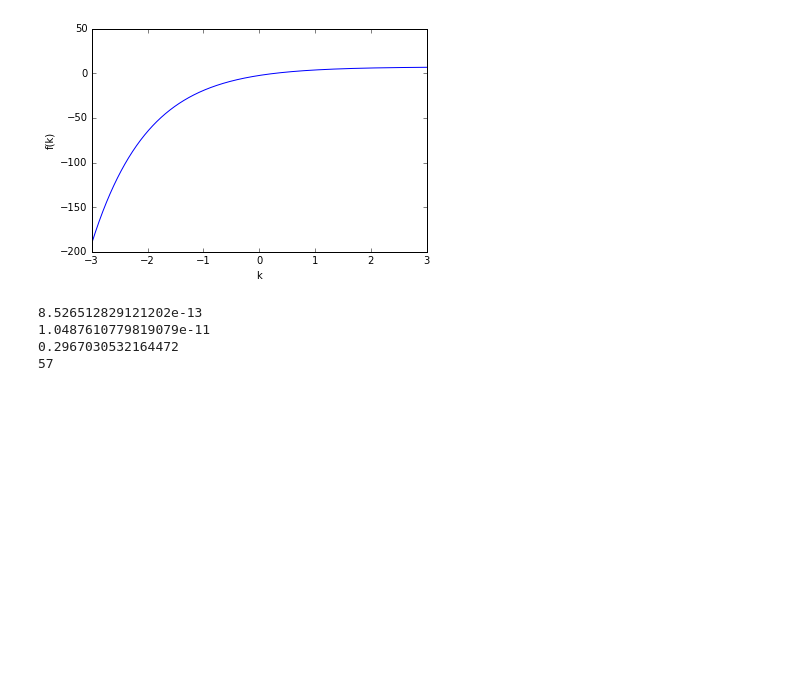
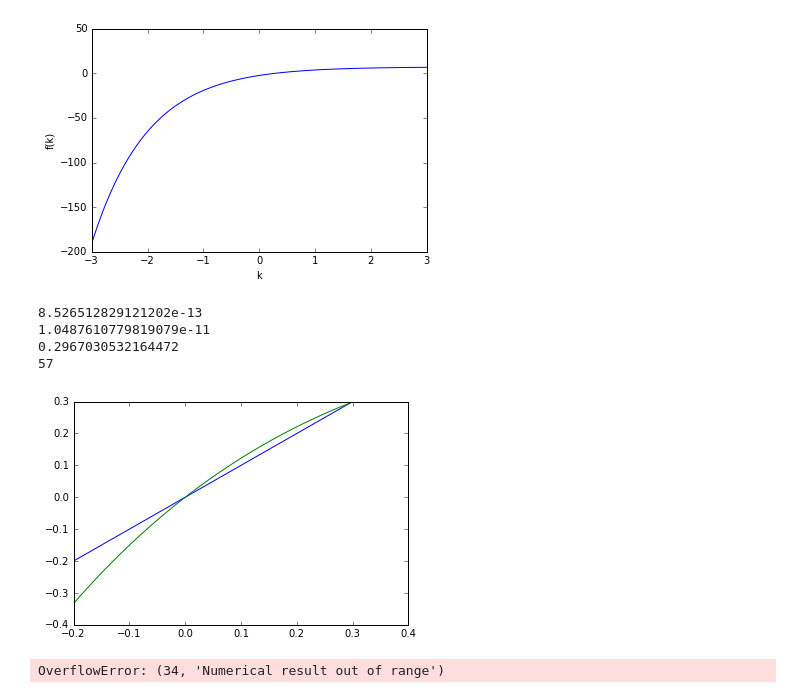
Before and after one commit to JonasDe/NumAn, a Jupyter notebook: Untitled.ipynb, the cells around one changed output. Drawn from its saved outputs; the diff is of its cells as text; code cells hidden in the pictures; blank space fills up the shorter version.

```diff
--- a/Untitled.ipynb
+++ b/Untitled.ipynb
@@ -76,3 +76,22 @@ bisection(f, -5, 10)
 1.0487610779819079e-11
 0.2967030532164472
 57
+# %%
+def fixedpoint(f, x, nmax=100, tol=1e-12):
+    while np.abs(f(x)-x) > tol and nmax > 0:
+        x = f(x)
+        nmax -= 1
+    print(x)
+    print(100 - nmax)
+# %%
+#ffixed = lambda k: 1/((20+1/k)*np.e**(-k)-14)
+ffixed = lambda k: k/7*(10 + 1/(2*k))*np.e**(-k) - 1 /14
+x = np.linspace(-0.2,0.3,1000)
+plt.plot(x,x)
+plt.plot(x,ffixed(x))
+
+plt.show()
+fixedpoint(ffixed, 10)
+# %% [output]
+[figure, added]
+OverflowError: (34, 'Numerical result out of range')
```
